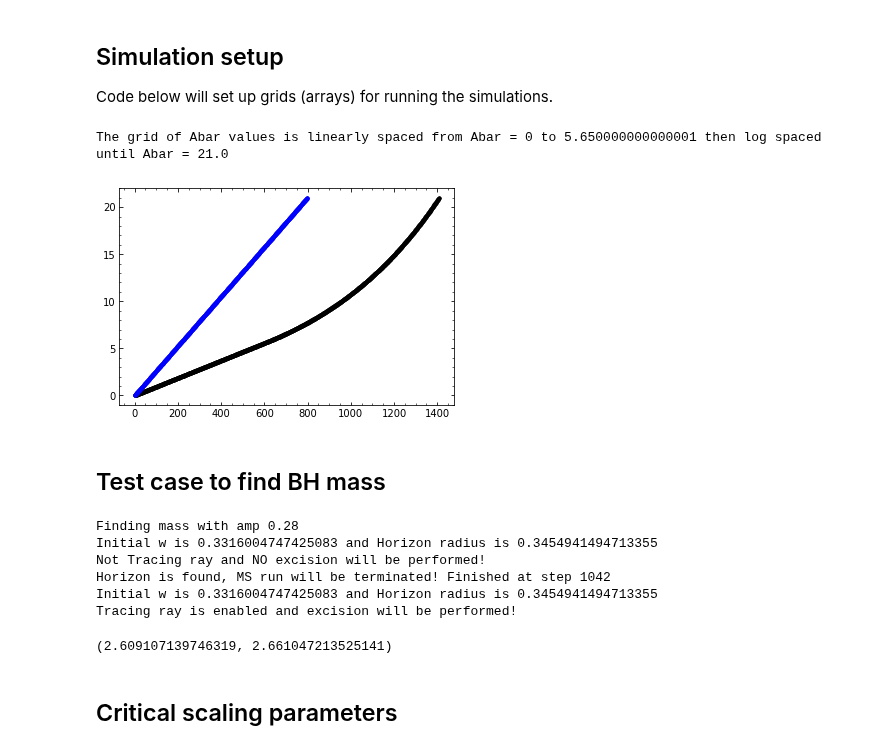
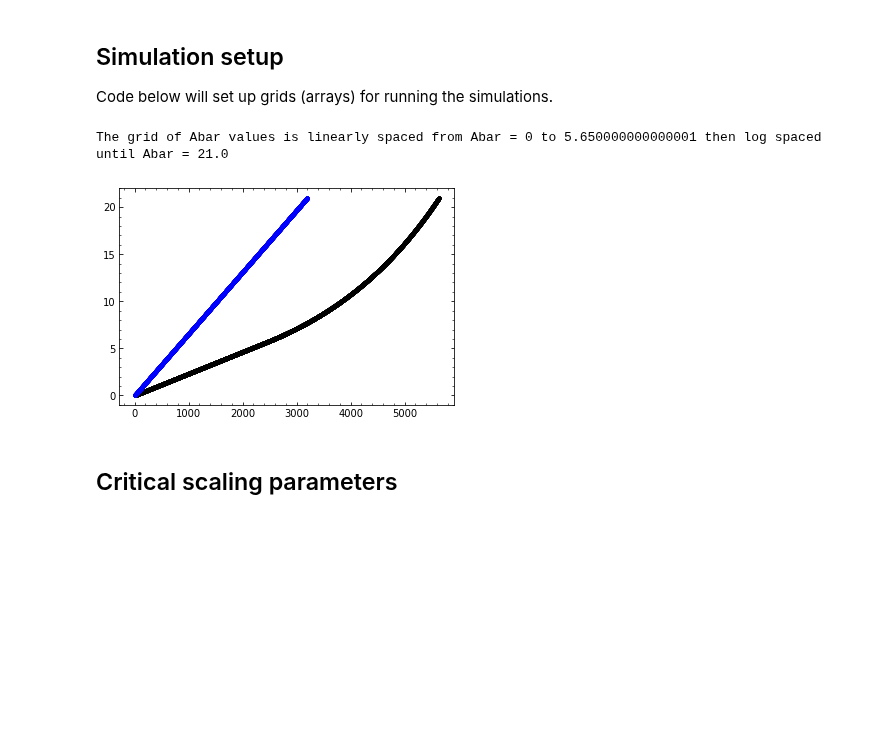
Before and after one commit to jbmertens/criticalcollapse, a Jupyter notebook: Critical_scaling.ipynb, the cells around one changed output. Cells and saved outputs as stored; diff of their text form; code cells hidden in the pictures; blank space fills up the shorter version.

```diff
--- a/Critical_scaling.ipynb
+++ b/Critical_scaling.ipynb
@@ -229,44 +232,22 @@ Code below will set up grids (arrays) for running the simulations.
 # %%
 # simulation resolution parameter
 # (Not exactly the number of gridpoints for a mixed grid)
-n_mix = 800
-n_uni = 800
+n_mix = 3200
+n_uni = 3200
 
 # Generate an array of coordinate positions for the simulation to run at
 lower = np.log(5.65) # The coordinates will be linearly spaced from 0 to e^lower
 upper = np.log(21.0) # The coordinates will be log spaced from e^lower to e^upper
 Abar_mix = mix_grid(lower, upper, n_mix)
 Abar_uni = uni_grid(upper, n_uni)
 
 plt.plot(Abar_mix, 'k.')
 plt.plot(Abar_uni, 'b.')
 print("The grid of Abar values is linearly spaced from Abar = 0 to", np.exp(lower),
       "then log spaced until Abar =", np.exp(upper))
 # %% [output]
 The grid of Abar values is linearly spaced from Abar = 0 to 5.650000000000001 then log spaced until Abar = 21.0
-[figure, old version]
+[figure, new version]
-# %% [markdown]
-## Test case to find BH mass
-# %%
-# find_mass command that nominally works
-# (Calls MS run w/o raytracing, MS run w/, HM run)
-find_mass(Abar_mix, 1.0e0, 0.28, mOverR_thresh=0.98,
-          MS_sm_sigma=0.0, HM_sm_sigma=15.0, HM_Abar=Abar_mix, HM_cflfac=0.1)
-# find_mass command that nominally works
-# (Calls MS run w/o raytracing, MS run w/, HM run)
-find_mass(Abar_mix, 1.0e0, 0.28, mOverR_thresh=0.99,
-          MS_sm_sigma=0.0, HM_sm_sigma=15.0, HM_Abar=Abar_mix, HM_cflfac=0.1)
-# %% [output]
-Finding mass with amp 0.28
-Initial w is 0.3316004747425083 and Horizon radius is 0.3454941494713355
-Not Tracing ray and NO excision will be performed!
-Horizon is found, MS run will be terminated! Finished at step 1042
-Initial w is 0.3316004747425083 and Horizon radius is 0.3454941494713355
-Tracing ray is enabled and excision will be performed!
-# %%
-2.609107139746319, 2.661047213525141
-# %% [output]
-(2.609107139746319, 2.661047213525141)
 # %% [markdown]
 ## Critical scaling parameters
 # %%
```
Also changed, not shown: parts of 5 cells of this notebook, 5 other files.
